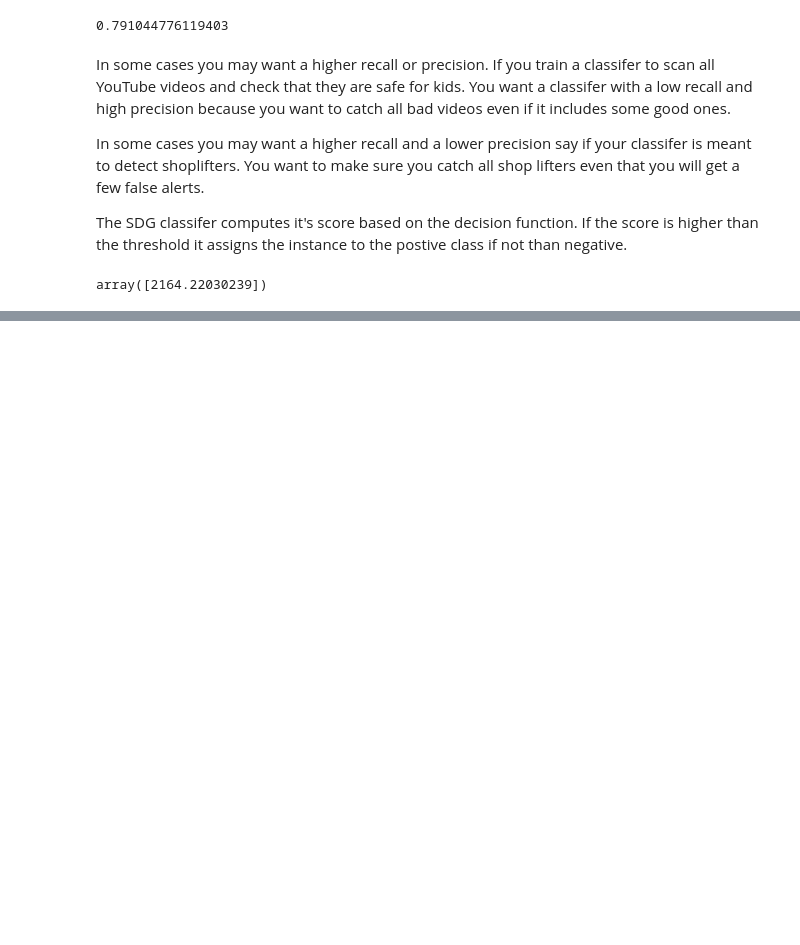
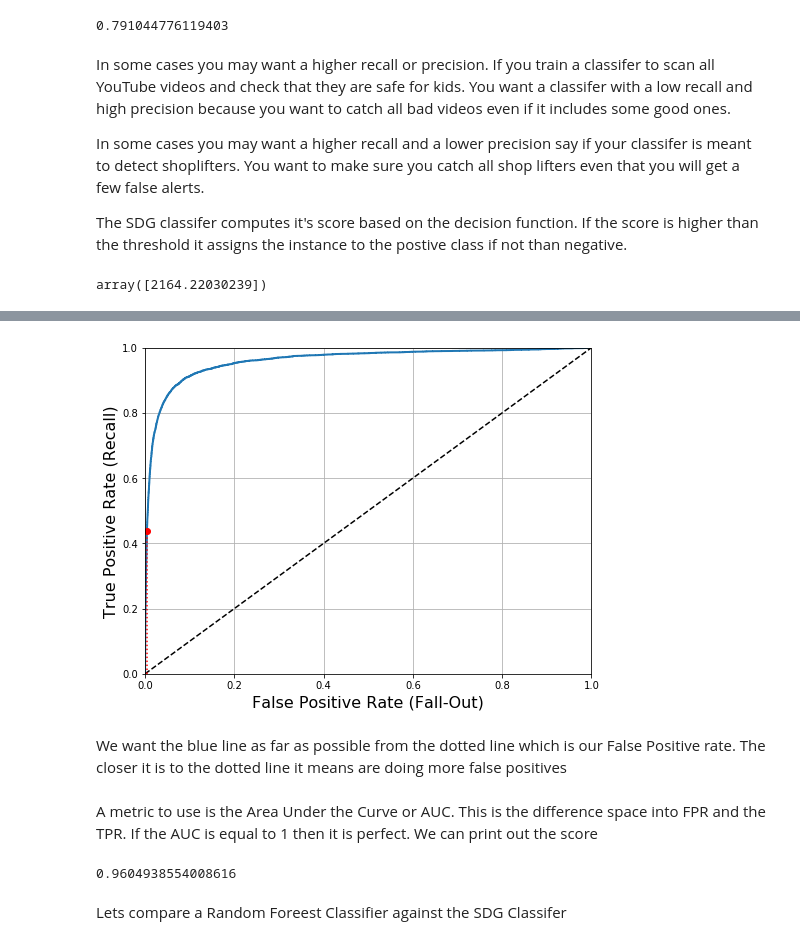
Before and after one commit to espanto28/handsonmlsklearnkerastf, a Jupyter notebook: Chapter3/Chapter 3 - Classification .ipynb, the cells around one changed output, grey strips where cells are left out. Drawn from its saved outputs; the diff is of its cells as text; code cells hidden in the pictures; blank space fills up the shorter version.

```diff
--- a/Chapter3/Chapter 3 - Classification .ipynb
+++ b/Chapter3/Chapter 3 - Classification .ipynb
@@ -207,0 +279,24 @@ array([2164.22030239])
+# %%
+fpr, tpr, thresholds = roc_curve(y_train_5, y_scores)
+# %%
+def plot_roc_curve(fpr,tpr,label=None):
+    plt.plot(fpr,tpr,linewidth=2,label=label)
+    plt.plot([0,1],[0,1],'k--')
+    plt.axis([0, 1, 0, 1])                                    # Not shown in the book
+    plt.xlabel('False Positive Rate (Fall-Out)', fontsize=16) # Not shown
+    plt.ylabel('True Positive Rate (Recall)', fontsize=16)    # Not shown
+    plt.grid(True)
+# %%
+plt.figure(figsize=(8, 6))                         # Not shown
+plot_roc_curve(fpr, tpr)
+plt.plot([4.837e-3, 4.837e-3], [0., 0.4368], "r:") # Not shown
+plt.plot([0.0, 4.837e-3], [0.4368, 0.4368], "r:")  # Not shown
+plt.plot([4.837e-3], [0.4368], "ro")               # Not shown
+#save_fig("roc_curve_plot")                         # Not shown
+plt.show()
+# %% [output]
+[figure, added]
+# %% [markdown]
+We want the blue line as far as possible from the dotted line which is our False Positive rate. The closer it is to the dotted line it means are doing more false positives
+# %% [markdown]
+A metric to use is the Area Under the Curve or AUC. This is the difference space into FPR and the TPR. If the AUC is equal to 1 then it is perfect. We can print out the score
@@ -207,0 +305,6 @@ array([2164.22030239])
+# %%
+roc_auc_score(y_train_5,y_scores)
+# %% [output]
+0.9604938554008616
+# %% [markdown]
+Lets compare a Random Foreest Classifier against the SDG Classifer
```
Also changed, not shown: parts of 43 cells of this notebook.
